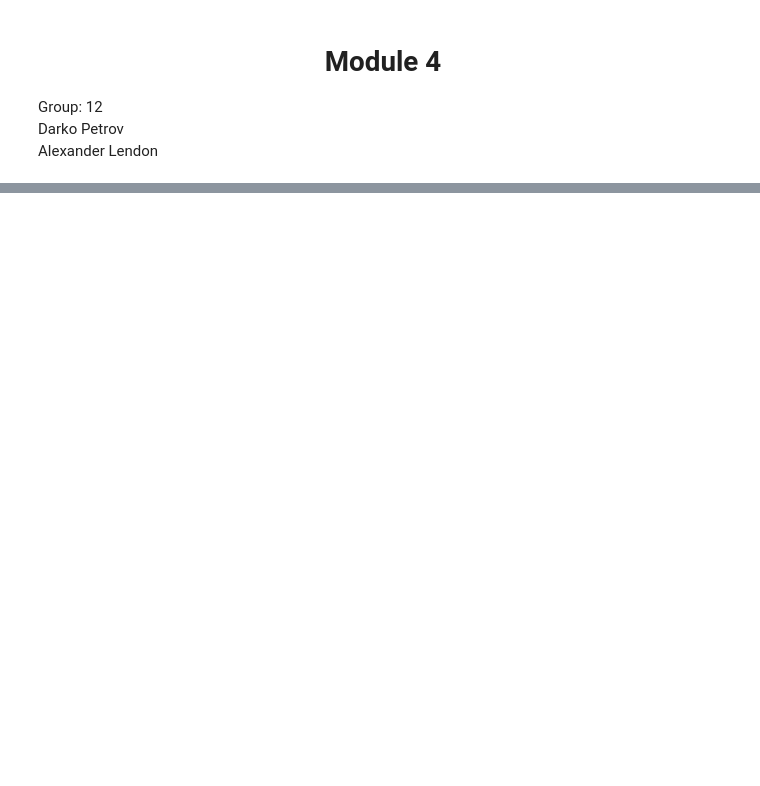
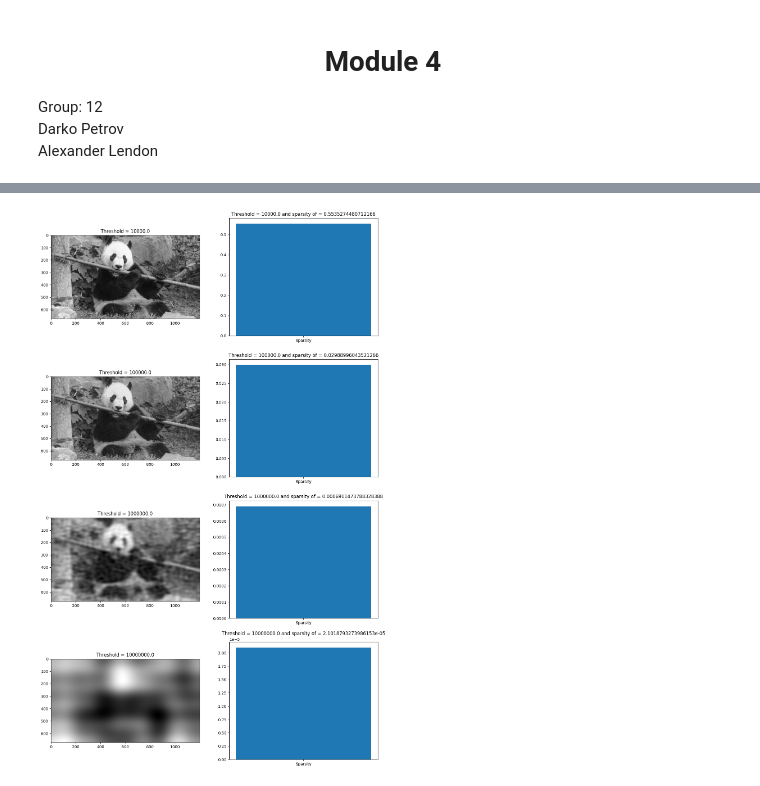
Before and after one commit to darkopetrov/DAT570_Continuous_optimization_in_data_science, a Jupyter notebook: Module_4/Notebook_4.ipynb, the cells around one changed output, grey strips where cells are left out. Drawn from its saved outputs; the diff is of its cells as text; code cells hidden in the pictures; blank space fills up the shorter version.

```diff
--- a/Module_4/Notebook_4.ipynb
+++ b/Module_4/Notebook_4.ipynb
@@ -47,0 +52,37 @@ for i in range(5):
+# %%
+import imageio.v2 as iio
+import matplotlib.pyplot as plt
+import numpy as np
+import scipy.fftpack as transform
+
+img = iio.imread("panda.png")
+# generating grayscale image:
+bw_img=np.sum(img,2)/3
+
+# 2D DCT transform
+coeffs= transform.dct(transform.dct(bw_img, axis=0),axis=1)
+# Set a threshold t and threshold the coefficients in coeffs which will generate
+# t = 0.01*np.max(np.abs(coeffs))
+t_values = [1e4, 1e5, 1e6, 1e7]  # Threshold values to test
+
+fig, axs = plt.subplots(len(t_values), 2, figsize=(15, 25))
+for i, t in enumerate(t_values):
+    # Apply threshold
+    approx_coeffs = coeffs * (abs(coeffs) > t)
+
+
+
+    # Apply 2D IDCT
+    approx_img = transform.idct(transform.idct(approx_coeffs, axis=1), axis=0)
+
+    # Plot image
+    axs[i, 0].imshow(approx_img, cmap='gray')
+    axs[i, 0].set_title("Threshold = {}".format(t))
+
+    # Plot sparsity
+    axs[i, 1].bar(["Sparsity"], [sparsity])
+    axs[i, 1].set_title(f"Threshold = {t} and sparsity of = {sparsity}")
+
+plt.show()
+# %% [output]
+[figure, added]
```
Also changed, not shown: parts of 1 cell of this notebook.
